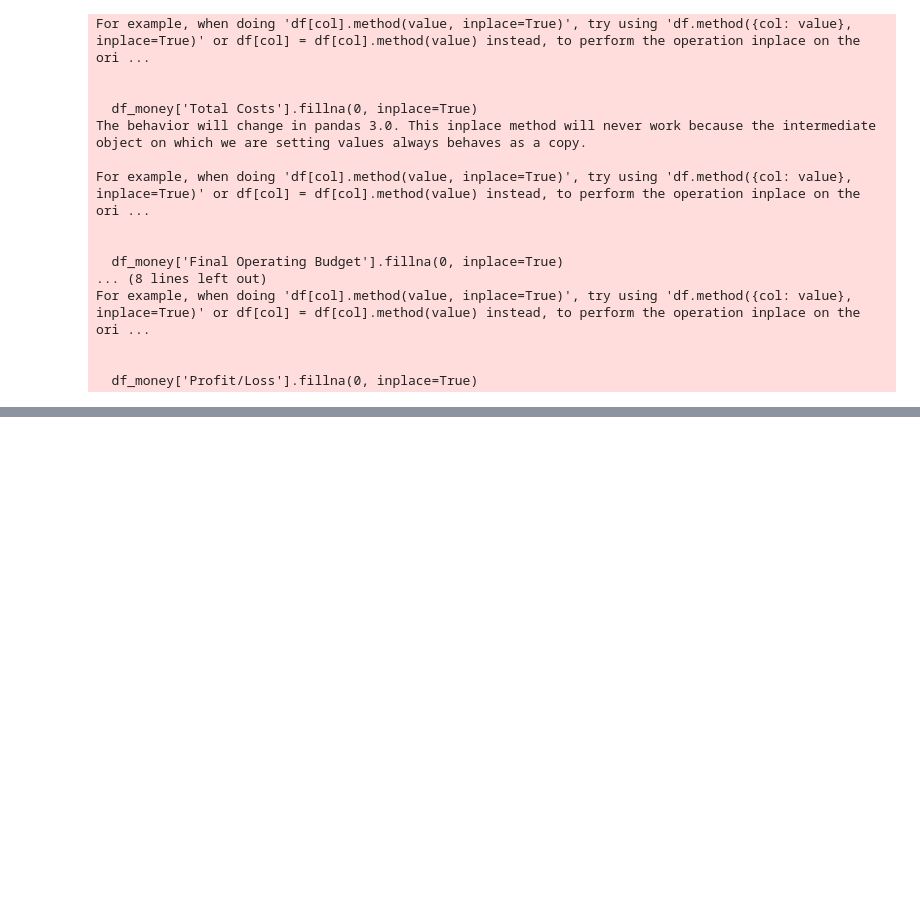
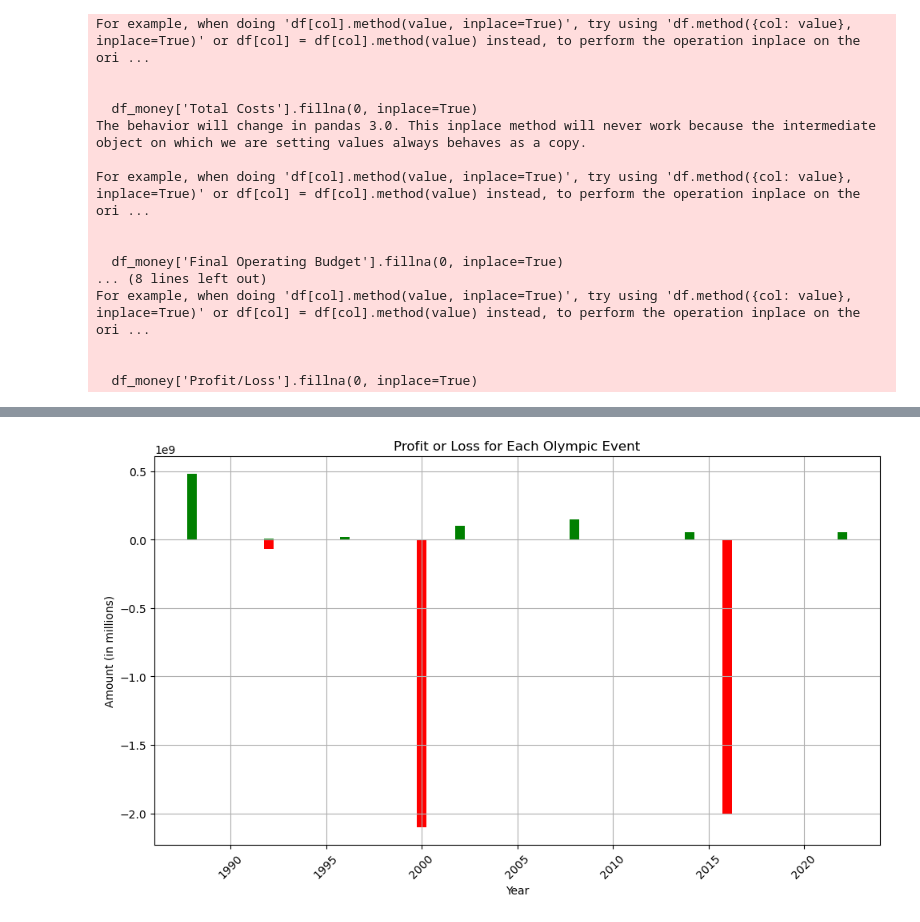
Before and after one commit to ezishr/CodeDex---Hackathon-Summer-2024, a Jupyter notebook: index.ipynb, the cells around one changed output, grey strips where cells are left out. Saved outputs shown, nothing was run; the diff lists cells and outputs as text; code cells hidden in the pictures; blank space fills up the shorter version.

```diff
--- a/index.ipynb
+++ b/index.ipynb
@@ -465,0 +455,19 @@ plt.show()
+# %%
+index = df_money['year']
+profit_loss = df_money['Profit/Loss']
+
+plt.figure(figsize=(10, 6))
+colors = ['red' if x < 0 else 'green' for x in profit_loss]
+bar_width = 0.5
+
+plt.bar(index, profit_loss, width=bar_width, color=colors)
+plt.xlabel('Year')
+plt.ylabel('Amount (in millions)')
+plt.title('Profit or Loss for Each Olympic Event')
+plt.xticks(rotation=45)
+plt.grid(True)
+plt.tight_layout()
+
+plt.show()
+# %% [output]
+[figure, added]
```
Also changed, not shown: parts of 17 cells of this notebook, 1 other file.
